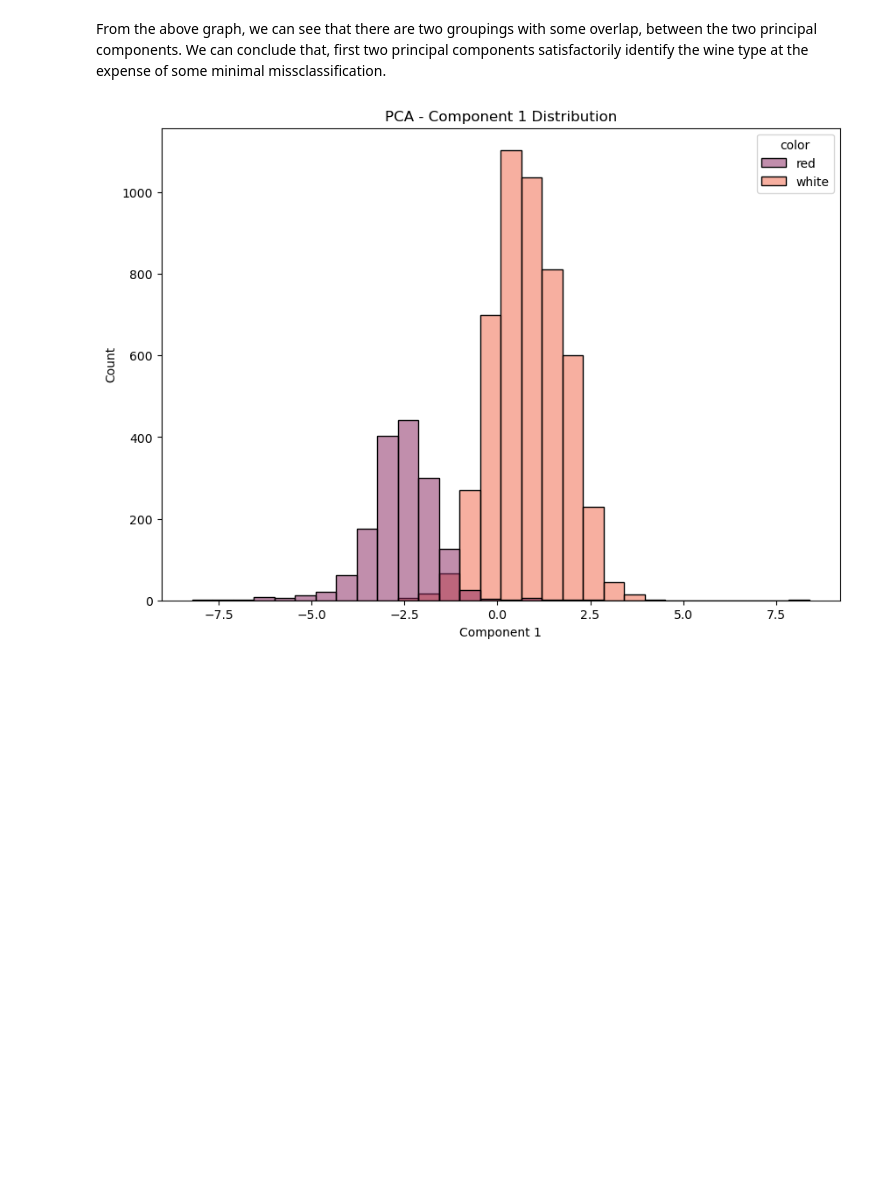
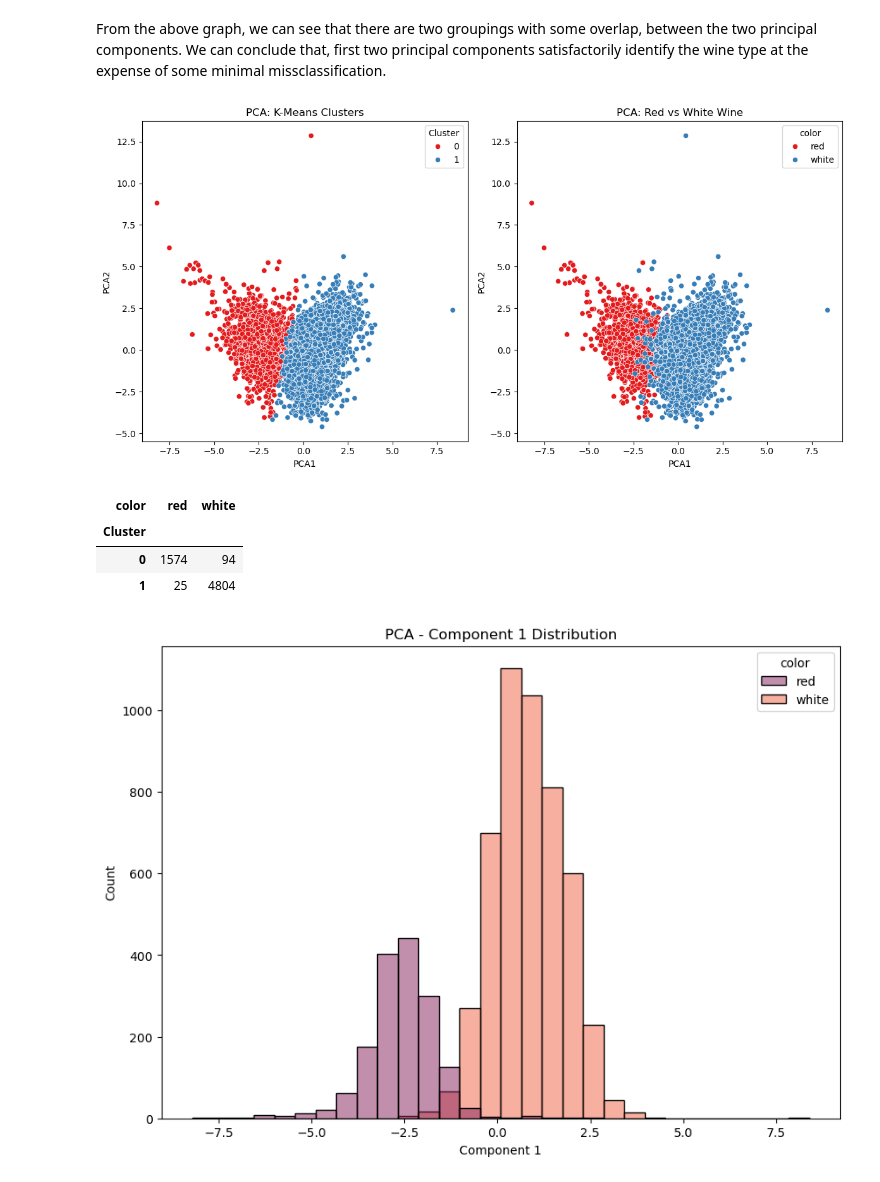
Before and after one commit to pranvgarg/ML-4Guys, a Jupyter notebook: 4. Clustering and dimensionality reduction/Clustering and Dimensionality.ipynb, the cells around one changed output. Drawn from its saved outputs; the diff is of its cells as text; code cells hidden in the pictures; blank space fills up the shorter version.

```diff
--- a/4. Clustering and dimensionality reduction/Clustering and Dimensionality.ipynb
+++ b/4. Clustering and dimensionality reduction/Clustering and Dimensionality.ipynb
@@ -102,6 +102,39 @@ plt.show()
 [figure]
 # %% [markdown]
 From the above graph, we can see that there are two groupings with some overlap, between the two principal components. We can conclude that, first two principal components satisfactorily identify the wine type at the expense of some minimal missclassification.
+# %%
+df['PCA1'] = Xpca[:, 0]
+df['PCA2'] = Xpca[:, 1]
+
+# Apply K-Means clustering on the PCA results
+kmeans = KMeans(n_clusters=2, random_state=42)
+df['Cluster'] = kmeans.fit_predict(Xpca)
+
+# Plotting the PCA results with clustering
+plt.figure(figsize=(12, 6))
+
+# Cluster visualization
+plt.subplot(1, 2, 1)
+sns.scatterplot(x='PCA1', y='PCA2', hue='Cluster', data=df, palette='rocket')
+plt.title('PCA: K-Means Clusters')
+
+# Color differentiation
+plt.subplot(1, 2, 2)
+sns.scatterplot(x='PCA1', y='PCA2', hue='color', data=df, palette='rocket')
+plt.title('PCA: Red vs White Wine')
+
+plt.tight_layout()
+plt.show()
+
+# Analyze cluster labels with respect to color
+cluster_color_crosstab = pd.crosstab(df['Cluster'], df['color'])
+cluster_color_crosstab
+# %% [output]
+[figure, added]
+| color | red | white |
+| Cluster |  |  |
+| 0 | 1574 | 94 |
+| 1 | 25 | 4804 |
 # %%
 # Plot the first component against count
 plt.figure(figsize=(10, 7))
```
Also changed, not shown: 9 other files.
